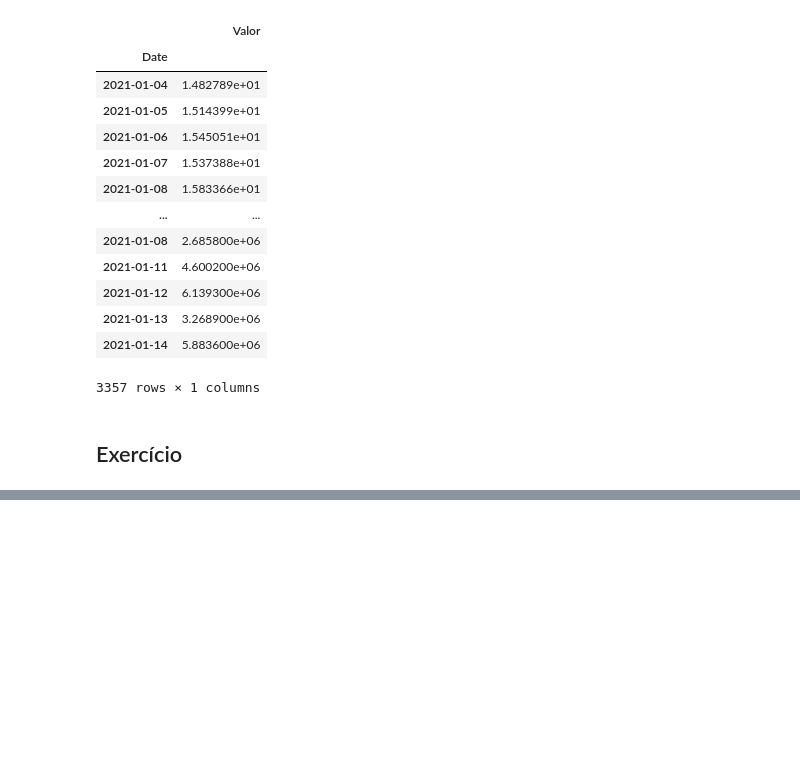
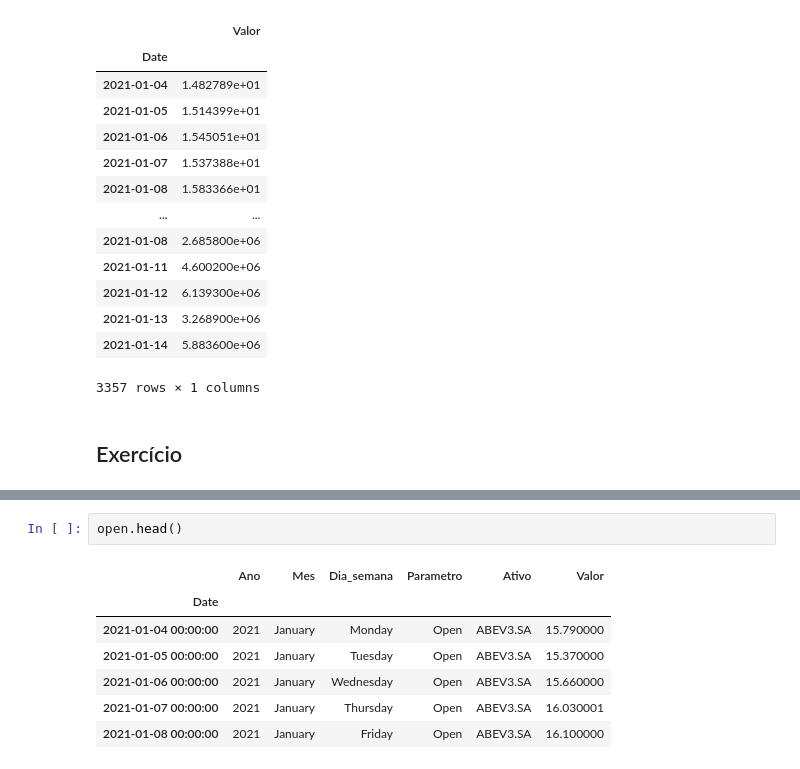
Before and after one commit to alanbrazoes/notebooks, a Jupyter notebook: dataframes.ipynb, the cells around one changed output, grey strips where cells are left out. Saved outputs shown, nothing was run; the diff lists cells and outputs as text; blank space fills up the shorter version.

```diff
--- a/dataframes.ipynb
+++ b/dataframes.ipynb
@@ -949,0 +1129,10 @@ abev.drop([a,b,c])
+# %%
+open.head()
+# %% [output]
+|  | Ano | Mes | Dia_semana | Parametro | Ativo | Valor |
+| Date |  |  |  |  |  |  |
+| 2021-01-04 00:00:00 | 2021 | January | Monday | Open | ABEV3.SA | 15.790000 |
+| 2021-01-05 00:00:00 | 2021 | January | Tuesday | Open | ABEV3.SA | 15.370000 |
+| 2021-01-06 00:00:00 | 2021 | January | Wednesday | Open | ABEV3.SA | 15.660000 |
+| 2021-01-07 00:00:00 | 2021 | January | Thursday | Open | ABEV3.SA | 16.030001 |
+| 2021-01-08 00:00:00 | 2021 | January | Friday | Open | ABEV3.SA | 16.100000 |
```
Also changed, not shown: parts of 39 cells of this notebook.
